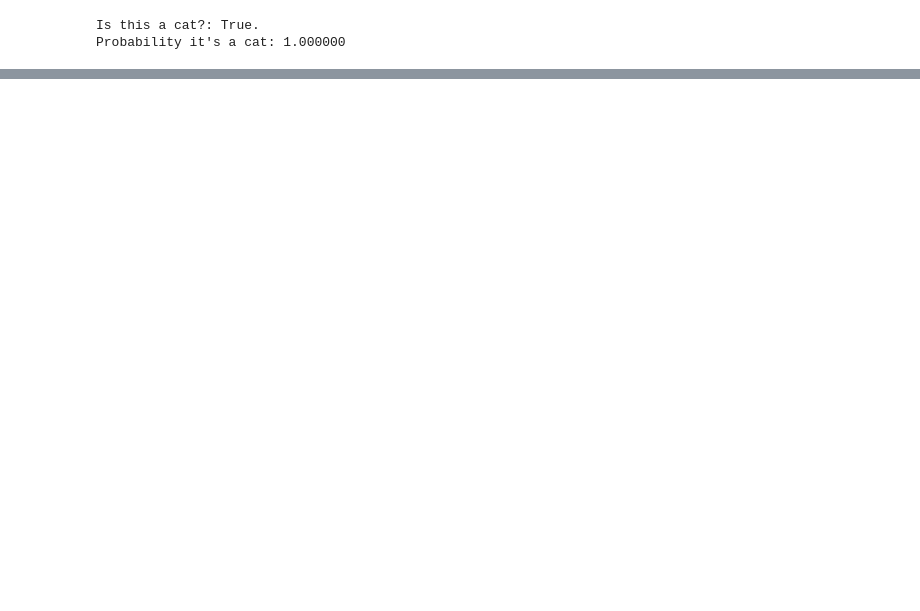
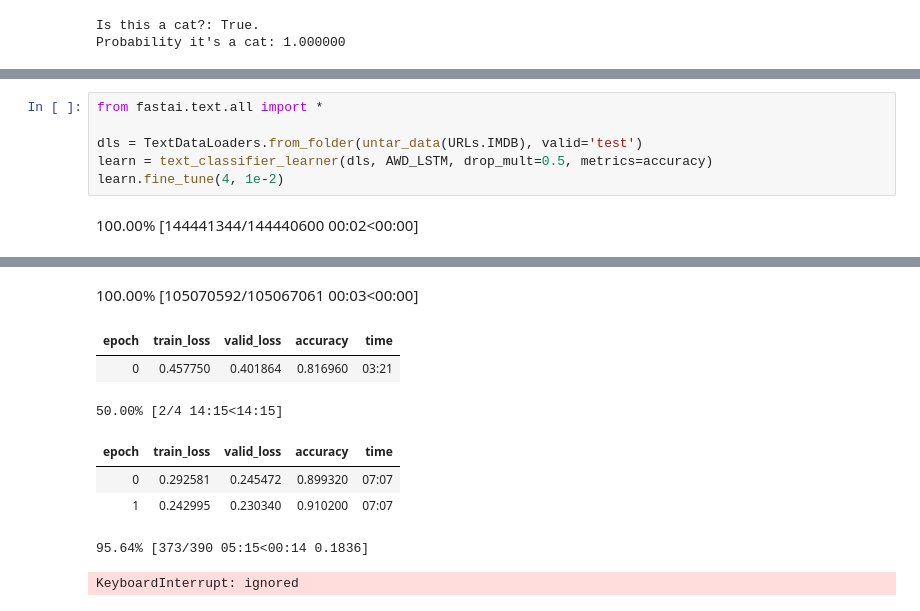
Before and after one commit to satani99/practical_deep_learning_for_coders, a Jupyter notebook: fast_ai_1.ipynb, the cells around one changed output, grey strips where cells are left out. Saved outputs shown, nothing was run; the diff lists cells and outputs as text; blank space fills up the shorter version.

```diff
--- a/fast_ai_1.ipynb
+++ b/fast_ai_1.ipynb
@@ -33,0 +65,8 @@ Probability it's a cat: 1.000000
+# %%
+from fastai.text.all import *
+
+dls = TextDataLoaders.from_folder(untar_data(URLs.IMDB), valid='test')
+learn = text_classifier_learner(dls, AWD_LSTM, drop_mult=0.5, metrics=accuracy)
+learn.fine_tune(4, 1e-2)
+# %% [output]
+100.00% [144441344/144440600 00:02<00:00]
@@ -33,0 +74,9 @@ Probability it's a cat: 1.000000
+100.00% [105070592/105067061 00:03<00:00]
+| epoch | train_loss | valid_loss | accuracy | time |
+| 0 | 0.457750 | 0.401864 | 0.816960 | 03:21 |
+50.00% [2/4 14:15<14:15]
+| epoch | train_loss | valid_loss | accuracy | time |
+| 0 | 0.292581 | 0.245472 | 0.899320 | 07:07 |
+| 1 | 0.242995 | 0.230340 | 0.910200 | 07:07 |
+95.64% [373/390 05:15<00:14 0.1836]
+KeyboardInterrupt: ignored
```
Also changed, not shown: parts of 8 cells of this notebook.
